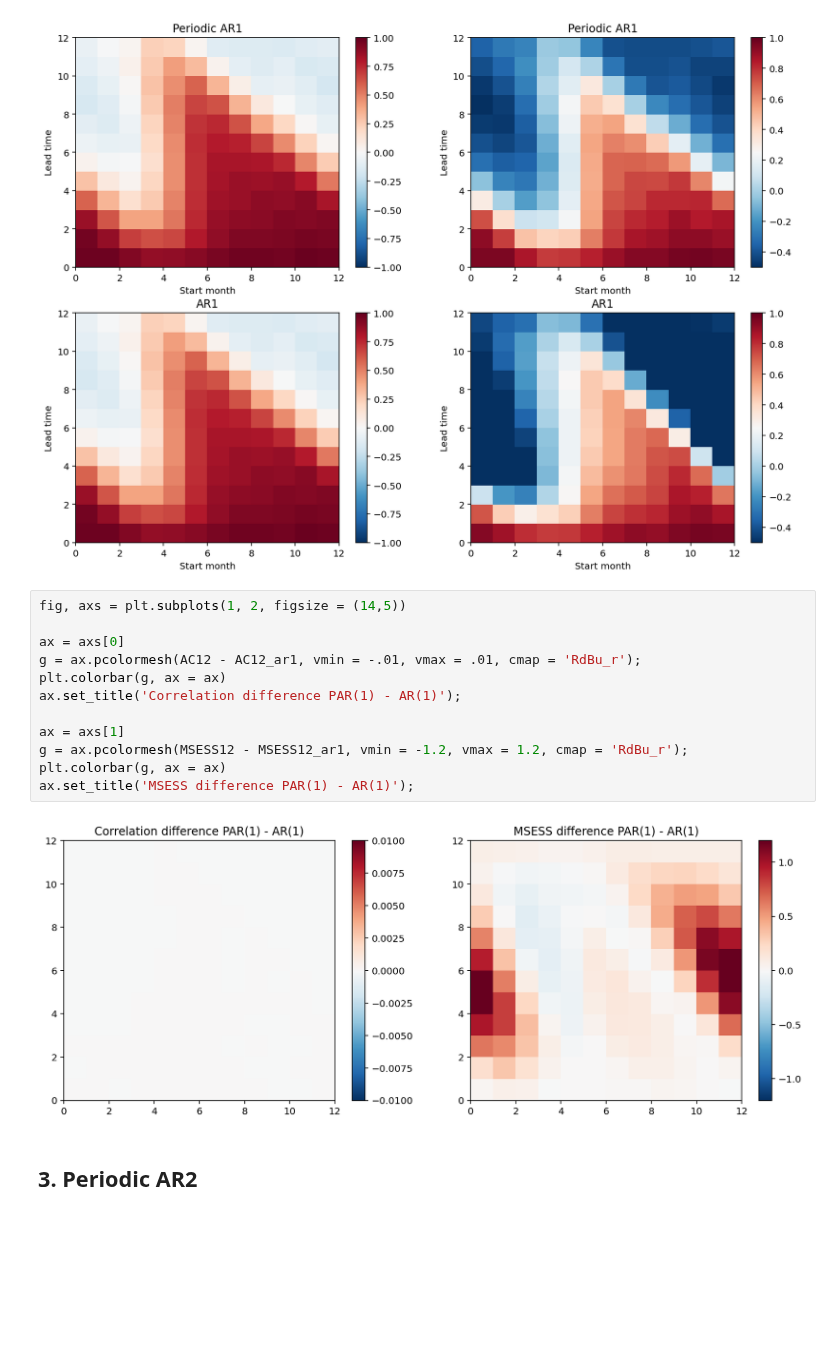
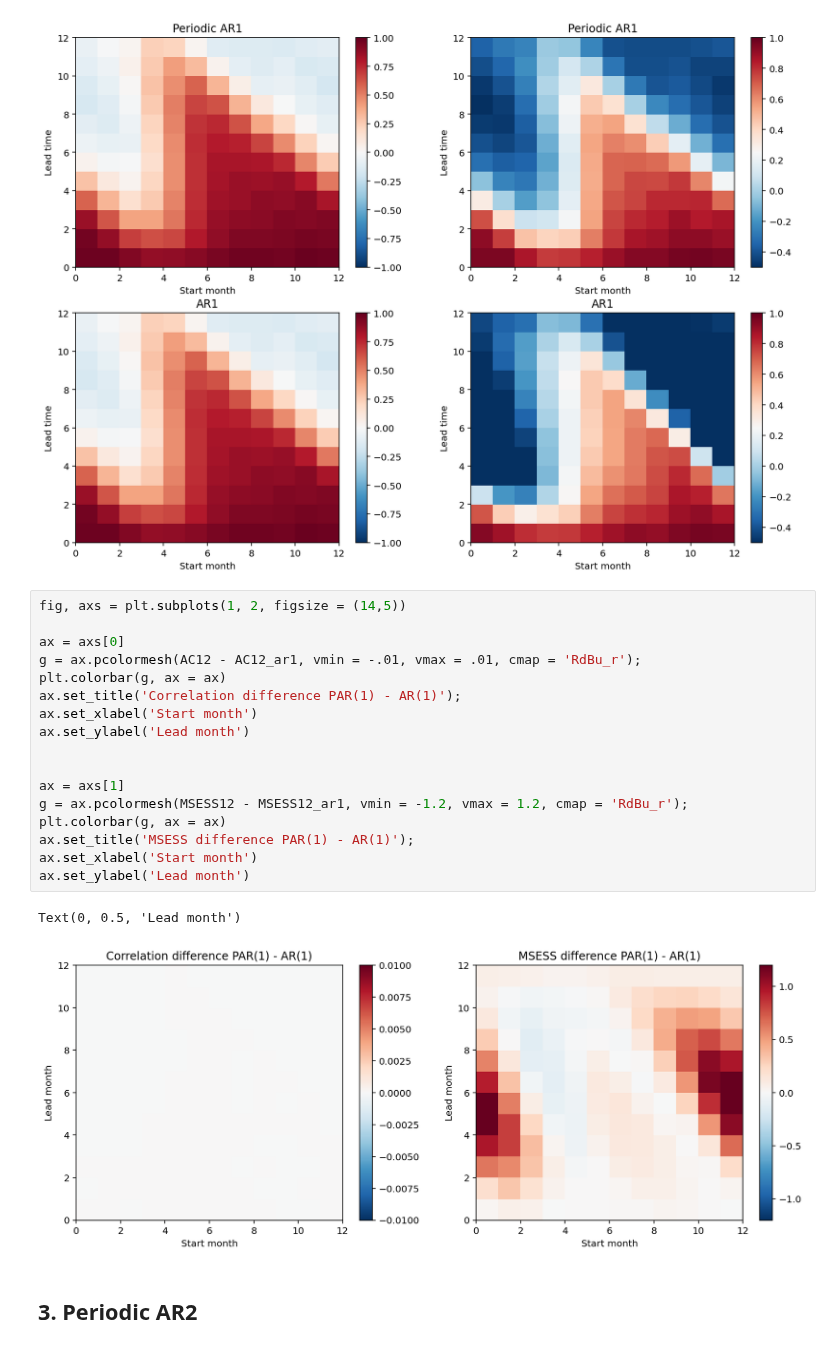
Before and after one commit to jp3993/apma4990-jp3993, a Jupyter notebook: HW-08.ipynb, the cells around one changed output. Cells and saved outputs as stored; diff of their text form; blank space fills up the shorter version.

```diff
--- a/HW-08.ipynb
+++ b/HW-08.ipynb
@@ -515,17 +515,23 @@ plt.colorbar(g, ax = ax);
 # %%
 fig, axs = plt.subplots(1, 2, figsize = (14,5))
 
 ax = axs[0]
 g = ax.pcolormesh(AC12 - AC12_ar1, vmin = -.01, vmax = .01, cmap = 'RdBu_r');
 plt.colorbar(g, ax = ax)
 ax.set_title('Correlation difference PAR(1) - AR(1)');
+ax.set_xlabel('Start month')
+ax.set_ylabel('Lead month')
+
 
 ax = axs[1]
 g = ax.pcolormesh(MSESS12 - MSESS12_ar1, vmin = -1.2, vmax = 1.2, cmap = 'RdBu_r');
 plt.colorbar(g, ax = ax)
 ax.set_title('MSESS difference PAR(1) - AR(1)');
+ax.set_xlabel('Start month')
+ax.set_ylabel('Lead month')
 # %% [output]
+Text(0, 0.5, 'Lead month')
-[figure, old version]
+[figure, new version]
 # %% [markdown]
 ## 3. Periodic AR2
 # %% [markdown]
```
Also changed, not shown: parts of 28 cells of this notebook.
